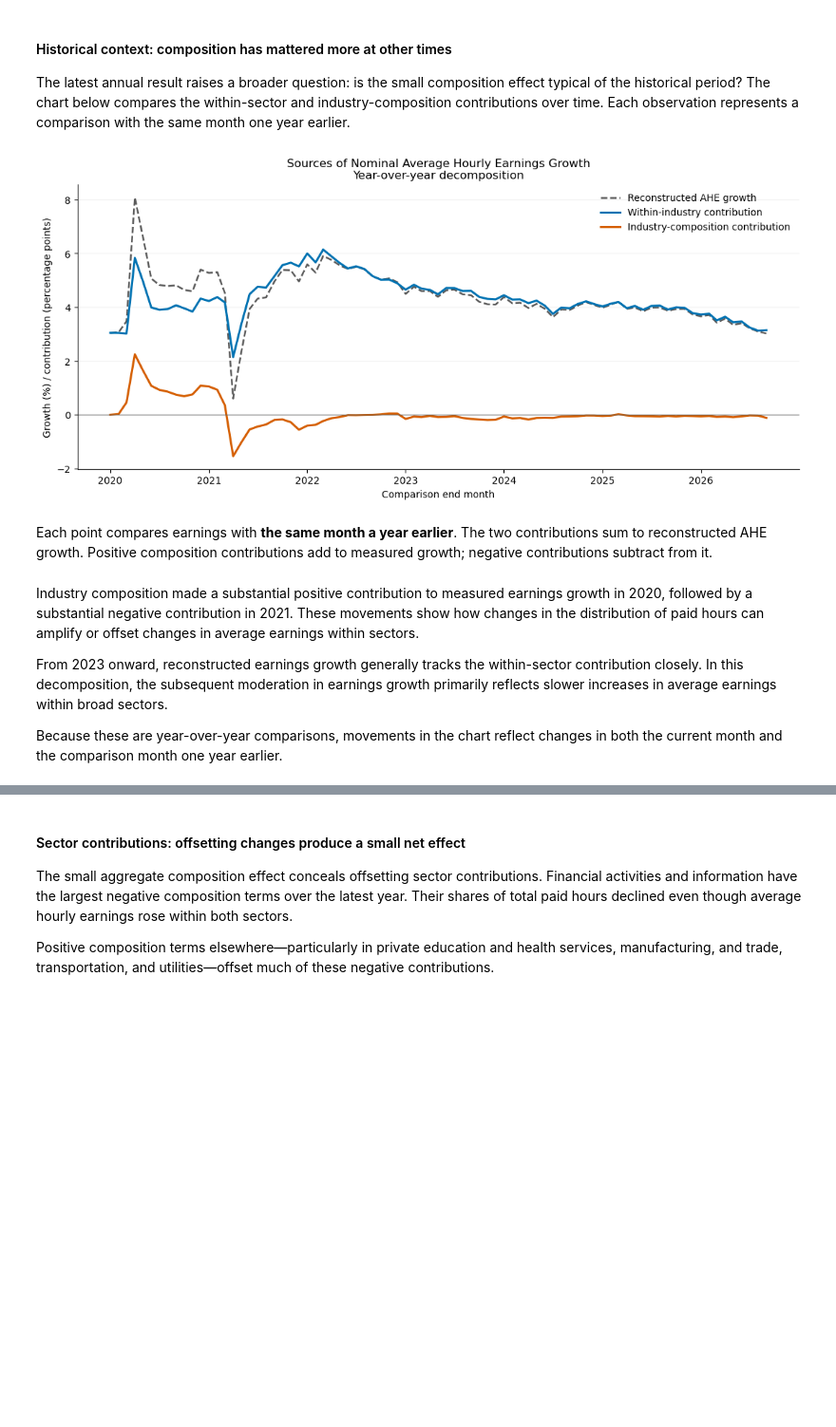
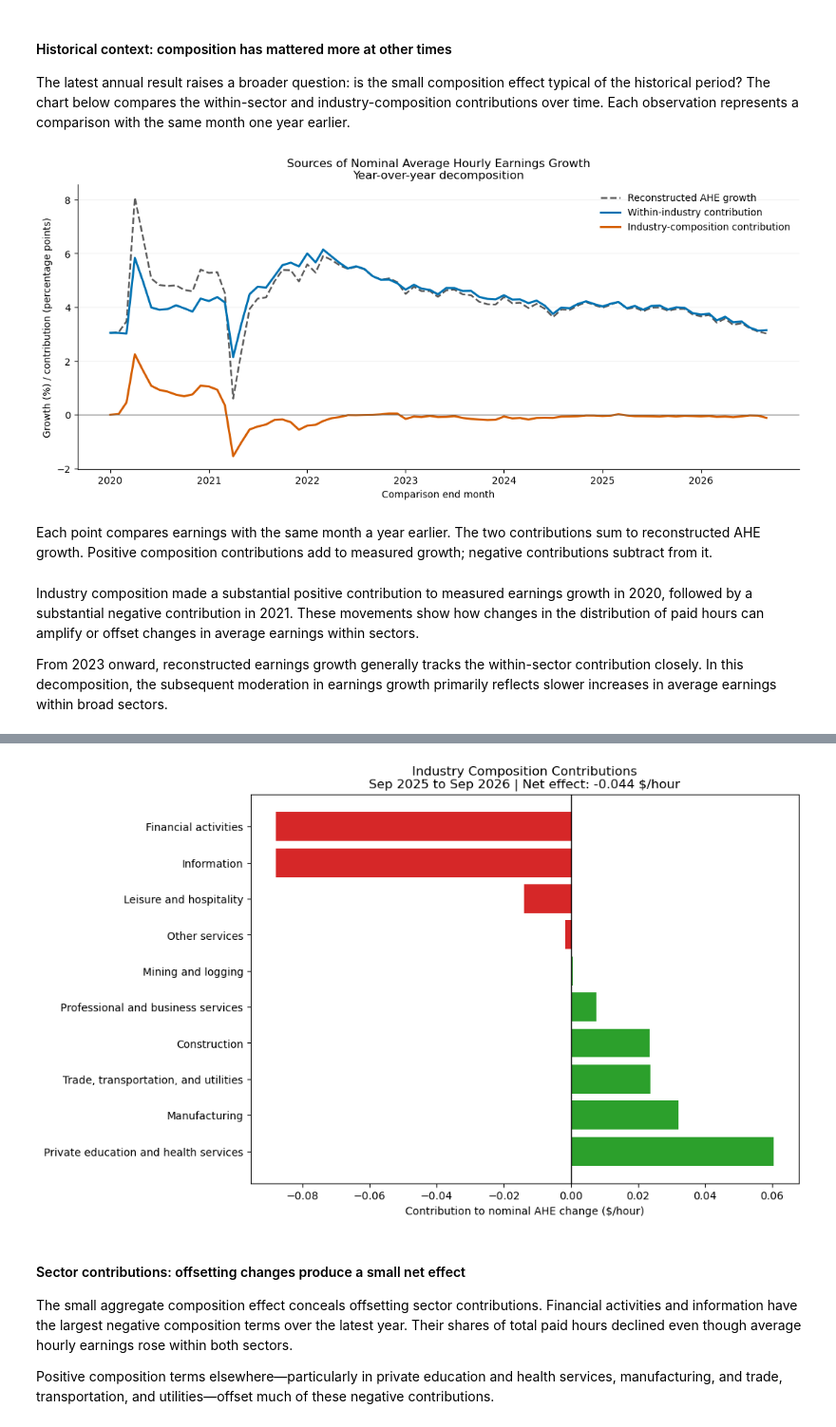
Before and after one commit to alistairbntl/wage_composition, a Jupyter notebook: wage_composition_report.ipynb, the cells around one changed output, grey strips where cells are left out. Shown at 95% size. Drawn from its saved outputs; the diff is of its cells as text; code cells hidden in the pictures; blank space fills up the shorter version.

```diff
--- a/wage_composition_report.ipynb
+++ b/wage_composition_report.ipynb
@@ -256,20 +250,20 @@ Each sector’s weight is its share of total paid hours, calculated using employ
 Together, the two contributions equal the change in our reconstructed private-sector average hourly earnings.
 # %%
 # Adapt the Stage 2 column name for the decomposition functions.
-stage3_panel = component_panel.rename(
+stage4_panel = component_panel.rename(
     columns={"average_hourly_earnings": "ahe"}
 )
 
 # 1. Monthly and annual decompositions.
 monthly_contributions, monthly_summary = wd.build_decomposition_series(
-    stage3_panel,
+    stage4_panel,
     weights,
     benchmark_for_reconciliation_df,
     lag=1,
 )
 
 annual_contributions, annual_summary = wd.build_decomposition_series(
-    stage3_panel,
+    stage4_panel,
     weights,
     benchmark_for_reconciliation_df,
     lag=12,
@@ -277,7 +271,7 @@ annual_contributions, annual_summary = wd.build_decomposition_series(
 
 # 2. Earnings series with paid-hours weights held at the reference month.
 fixed_composition = wd.build_fixed_composition_series(
-    stage3_panel,
+    stage4_panel,
     weights,
     benchmark_for_reconciliation_df,
     reference_date=FIXED_REFERENCE_DATE,
@@ -421,20 +413,26 @@ comparison_text = (
 )
 
 display(Markdown(
-    f"Each point compares earnings with **{comparison_text}**. "
+    f"Each point compares earnings with {comparison_text}. "
     "The two contributions sum to reconstructed AHE growth. "
     "Positive composition contributions add to measured growth; "
     "negative contributions subtract from it."
 ))
 # %% [output]
 [figure]
-Each point compares earnings with **the same month a year earlier**. The two contributions sum to reconstructed AHE growth. Positive composition contributions add to measured growth; negative contributions subtract from it.
+Each point compares earnings with the same month a year earlier. The two contributions sum to reconstructed AHE growth. Positive composition contributions add to measured growth; negative contributions subtract from it.
 # %% [markdown]
 Industry composition made a substantial positive contribution to measured earnings growth in 2020, followed by a substantial negative contribution in 2021. These movements show how changes in the distribution of paid hours can amplify or offset changes in average earnings within sectors.
 
 From 2023 onward, reconstructed earnings growth generally tracks the within-sector contribution closely. In this decomposition, the subsequent moderation in earnings growth primarily reflects slower increases in average earnings within broad sectors.
-
-Because these are year-over-year comparisons, movements in the chart reflect changes in both the current month and the comparison month one year earlier.
+# %%
+chart_contributions = annual_contributions.copy()
+
+contribution_data = wp.build_composition_contribution_chart_data(
+    chart_contributions,
+    base_date=COMPARISON_BASE,
+    end_date=COMPARISON_END,
+)
 # %%
 annual_contributions.loc[
     annual_contributions["date"].eq(COMPARISON_END)
@@ -451,6 +449,23 @@ annual_contributions.loc[
 | 807 | 2025-09-01 | 2026-09-01 | 65000000 | Private education and health serv... | 35.69 | 36.44 | 0.194488 | 0.196164 | ... |
 | 808 | 2025-09-01 | 2026-09-01 | 70000000 | Leisure and hospitality | 23.00 | 23.90 | 0.093281 | 0.092690 | ... |
 | 809 | 2025-09-01 | 2026-09-01 | 80000000 | Other services | 33.35 | 34.33 | 0.041577 | 0.041525 | ... |
+# %%
+fig, ax = plt.subplots(figsize=(10, 6), constrained_layout=True)
+
+wp.plot_composition_contribution_chart(contribution_data, ax=ax)
+
+net_effect = contribution_data["composition_contribution"].sum()
+
+ax.set_title(
+    "Industry Composition Contributions\n"
+    f"{COMPARISON_BASE:%b %Y} to {COMPARISON_END:%b %Y}"
+    f" | Net effect: {net_effect:+.3f} $/hour"
+)
+ax.set_xlabel("Contribution to nominal AHE change ($/hour)")
+
+plt.show()
+# %% [output]
+[figure, added]
 # %% [markdown]
 #### Sector contributions: offsetting changes produce a small net effect
 
```
Also changed, not shown: parts of 7 cells of this notebook.
